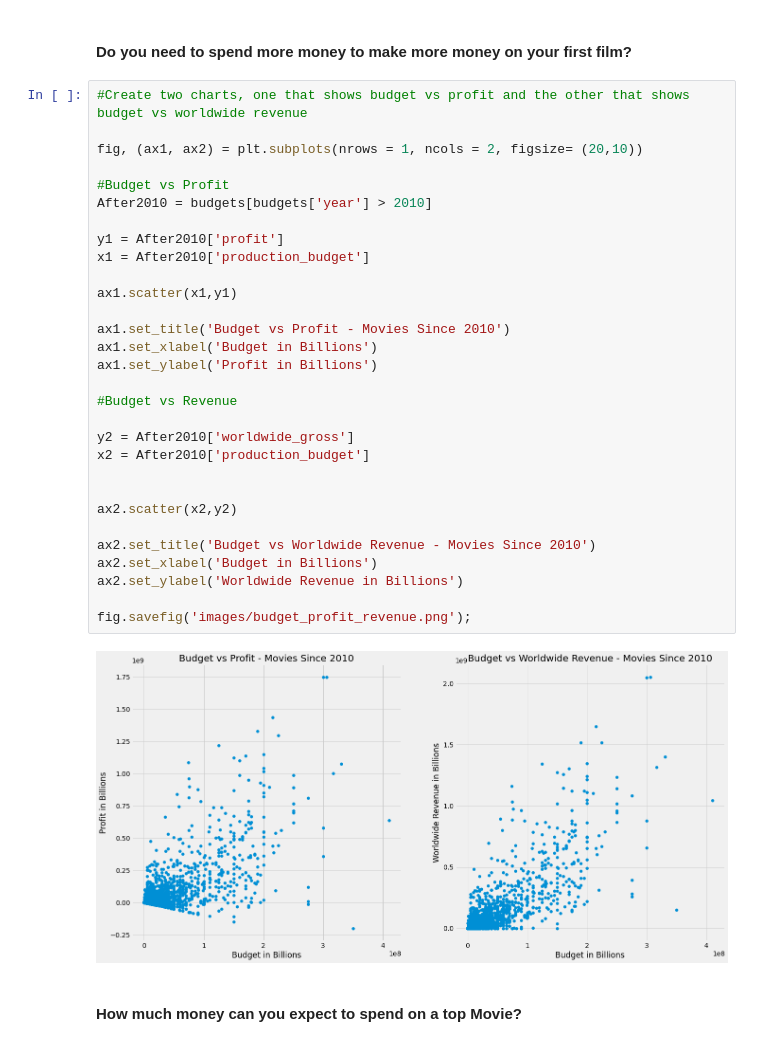
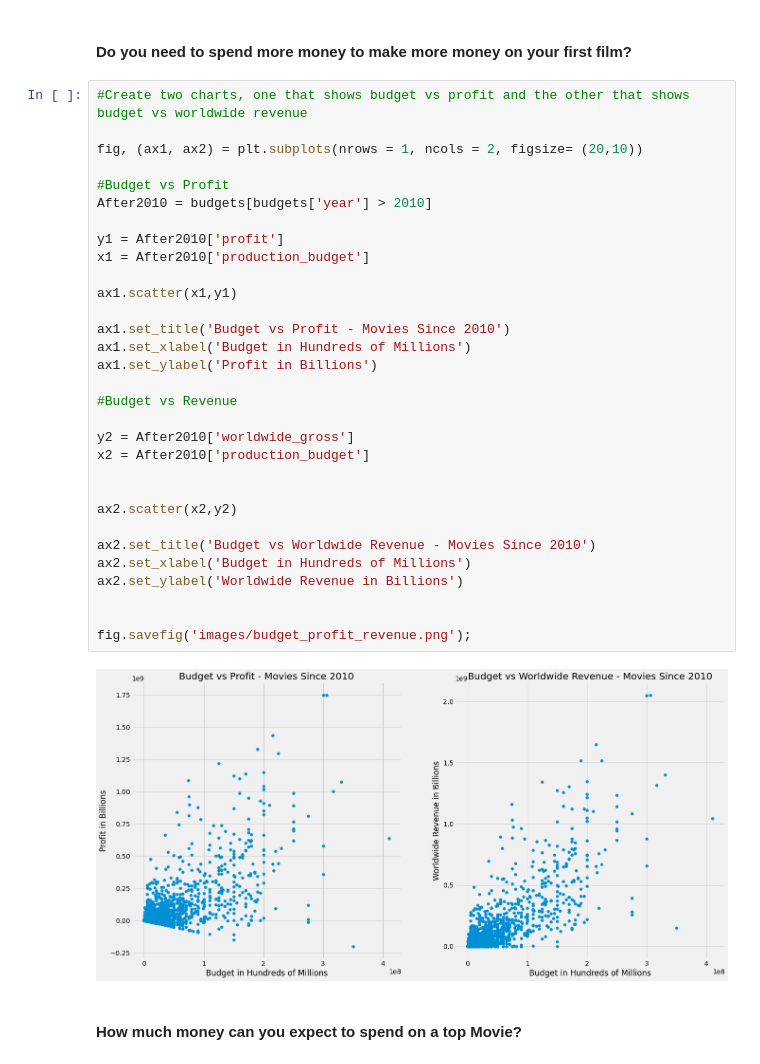
Before and after one commit to kyledufrane/Microsoft_Movie_Analysis, a Jupyter notebook: final_notebook.ipynb, the cells around one changed output. Saved outputs shown, nothing was run; the diff lists cells and outputs as text.

```diff
--- a/final_notebook.ipynb
+++ b/final_notebook.ipynb
@@ -573,35 +574,36 @@ fig.savefig('images/most_profitable_movies.png');
 # %%
 #Create two charts, one that shows budget vs profit and the other that shows budget vs worldwide revenue
 
 fig, (ax1, ax2) = plt.subplots(nrows = 1, ncols = 2, figsize= (20,10))
 
 #Budget vs Profit
 After2010 = budgets[budgets['year'] > 2010]
 
 y1 = After2010['profit']
 x1 = After2010['production_budget']
 
 ax1.scatter(x1,y1)
 
 ax1.set_title('Budget vs Profit - Movies Since 2010')
-ax1.set_xlabel('Budget in Billions')
+ax1.set_xlabel('Budget in Hundreds of Millions')
 ax1.set_ylabel('Profit in Billions')
 
 #Budget vs Revenue
 
 y2 = After2010['worldwide_gross']
 x2 = After2010['production_budget']
 
 
 ax2.scatter(x2,y2)
 
 ax2.set_title('Budget vs Worldwide Revenue - Movies Since 2010')
-ax2.set_xlabel('Budget in Billions')
+ax2.set_xlabel('Budget in Hundreds of Millions')
 ax2.set_ylabel('Worldwide Revenue in Billions')
 
+
 fig.savefig('images/budget_profit_revenue.png');
 # %% [output]
-[figure, old version]
+[figure, new version]
 # %% [markdown]
 #### How much money can you expect to spend on a top Movie?
 # %%
```
Also changed, not shown: parts of 2 cells of this notebook.
